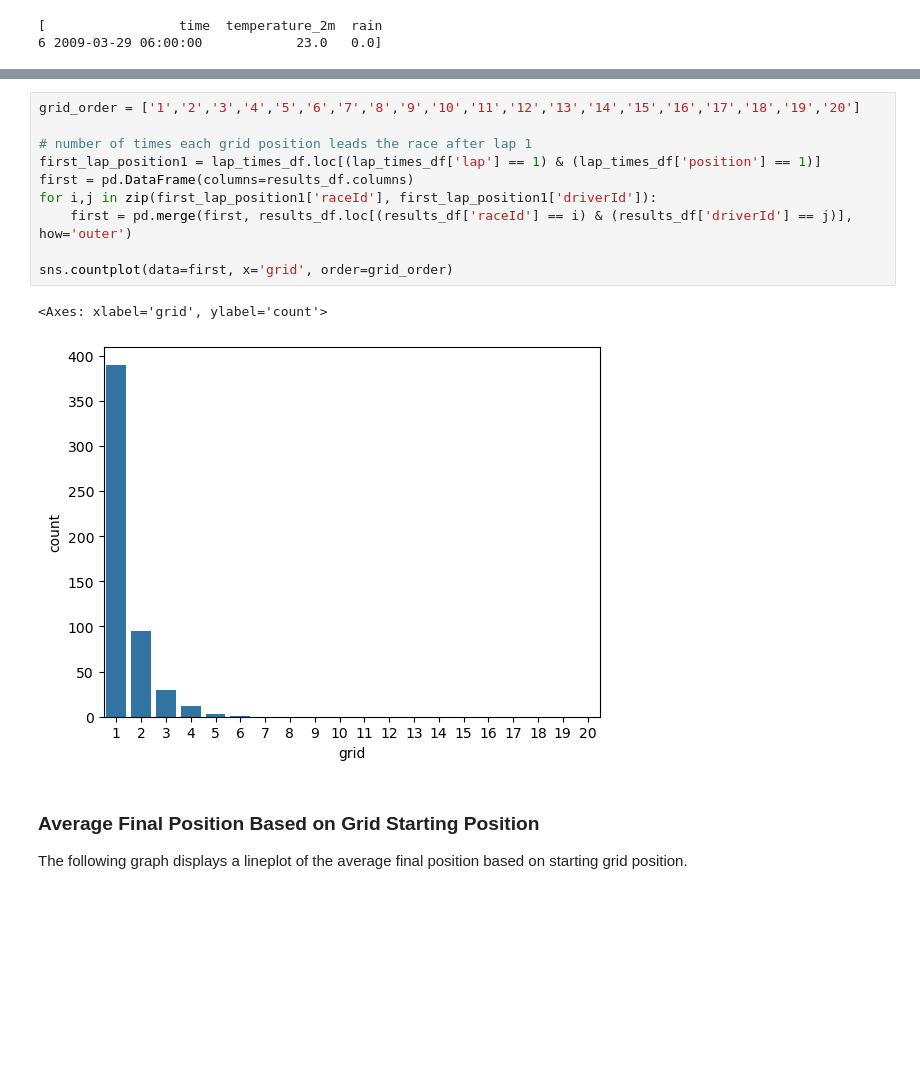
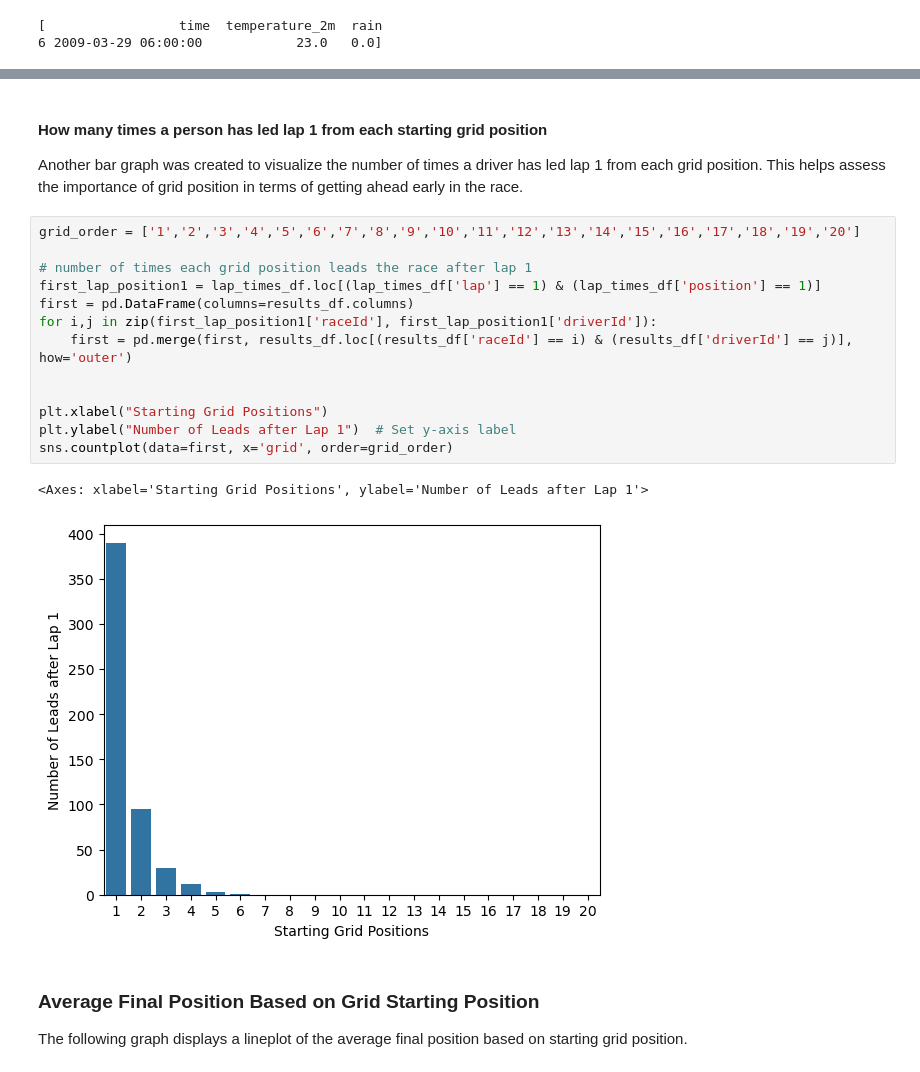
Before and after one commit to KaustubhPaliwal/F1GridAnalysis, a Jupyter notebook: EDACheckpoint_Group149-FA24.ipynb, the cells around one changed output, grey strips where cells are left out. Saved outputs shown, nothing was run; the diff lists cells and outputs as text; blank space fills up the shorter version.

```diff
--- a/EDACheckpoint_Group149-FA24.ipynb
+++ b/EDACheckpoint_Group149-FA24.ipynb
@@ -257,16 +242,23 @@ sns.countplot(data=final_position_grid1, x='grid', order=order)
+# %% [markdown]
+#### How many times a person has led lap 1 from each starting grid position
+
+Another bar graph was created to visualize the number of times a driver has led lap 1 from each grid position. This helps assess the importance of grid position in terms of getting ahead early in the race.
 # %%
 grid_order = ['1','2','3','4','5','6','7','8','9','10','11','12','13','14','15','16','17','18','19','20']
 
 # number of times each grid position leads the race after lap 1
 first_lap_position1 = lap_times_df.loc[(lap_times_df['lap'] == 1) & (lap_times_df['position'] == 1)]
 first = pd.DataFrame(columns=results_df.columns)
 for i,j in zip(first_lap_position1['raceId'], first_lap_position1['driverId']):
     first = pd.merge(first, results_df.loc[(results_df['raceId'] == i) & (results_df['driverId'] == j)], how='outer')
 
+
+plt.xlabel("Starting Grid Positions")
+plt.ylabel("Number of Leads after Lap 1")  # Set y-axis label
 sns.countplot(data=first, x='grid', order=grid_order)
 # %% [output]
-<Axes: xlabel='grid', ylabel='count'>
+<Axes: xlabel='Starting Grid Positions', ylabel='Number of Leads after Lap 1'>
-[figure, old version]
+[figure, new version]
 # %% [markdown]
 ### Average Final Position Based on Grid Starting Position
 
```
Also changed, not shown: parts of 45 cells of this notebook.
